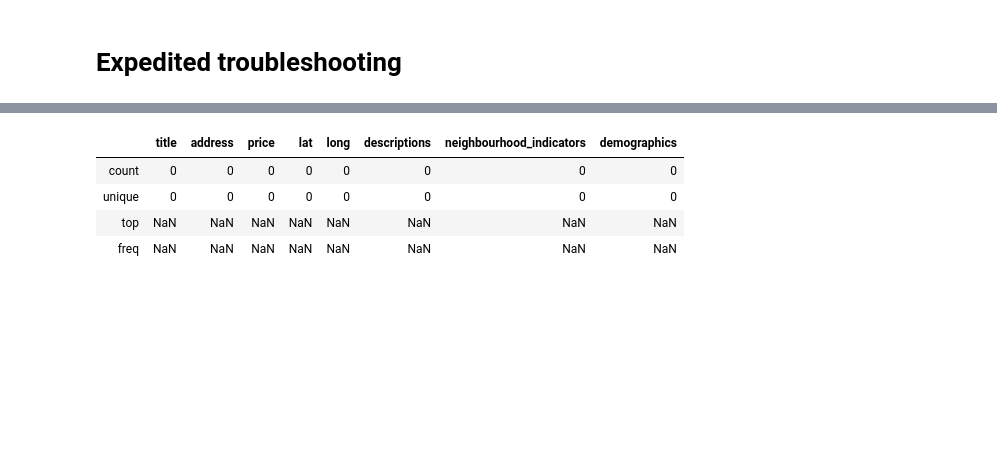
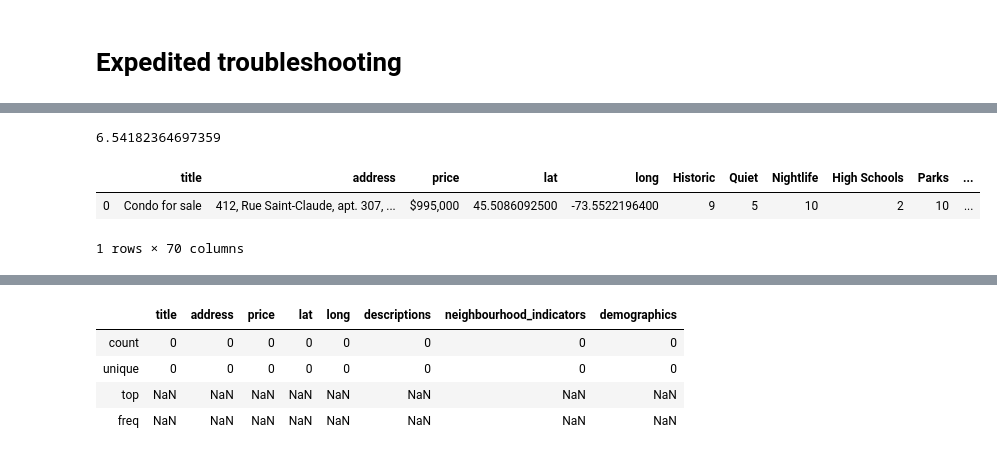
Before and after one commit to Jahnic/Data-Science, a Jupyter notebook: RealEstate/Real_estate_scrape.ipynb, the cells around one changed output, grey strips where cells are left out. Cells and saved outputs as stored; diff of their text form; code cells hidden in the pictures; blank space fills up the shorter version.

```diff
--- a/RealEstate/Real_estate_scrape.ipynb
+++ b/RealEstate/Real_estate_scrape.ipynb
@@ -673,0 +720,10 @@ memory usage: 2.5+ KB
+# %%
+execution_time
+# %% [output]
+6.54182364697359
+# %%
+centris.data
+# %% [output]
+|  | title | address | price | lat | long | Historic | Quiet | Nightlife | High Schools | Parks | ... |
+| 0 | Condo for sale | 412, Rue Saint-Claude, apt. 307, ... | $995,000 | 45.5086092500 | -73.5522196400 | 9 | 5 | 10 | 2 | 10 | ... |
+1 rows × 70 columns
```
Also changed, not shown: parts of 12 cells of this notebook.
